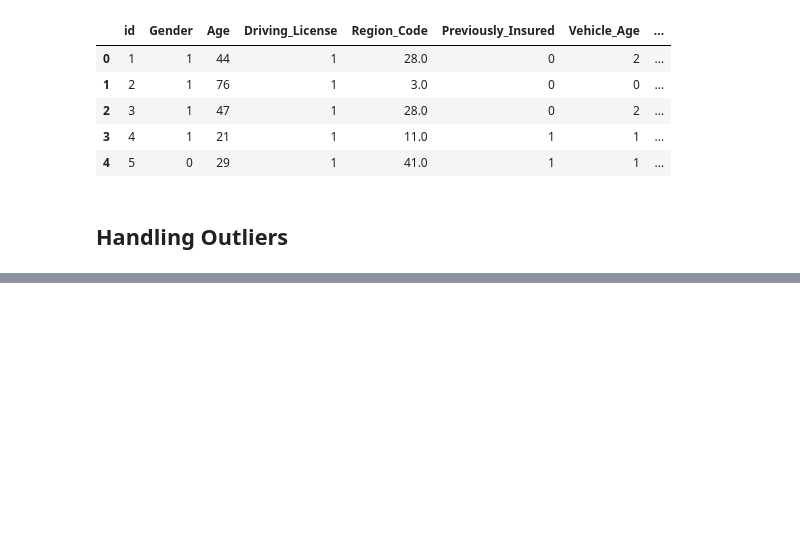
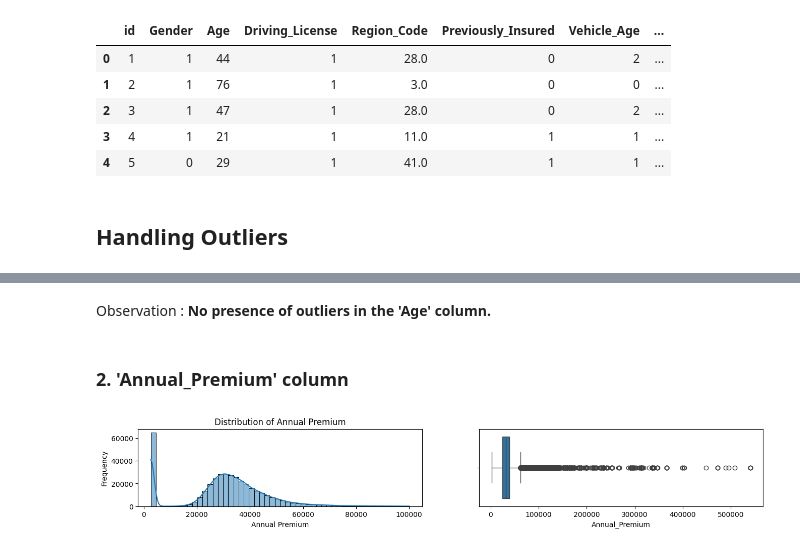
Before and after one commit to Ash99-commits/ML_Health_Insurance_Customers_CrossSell_Prediction, a Jupyter notebook: Health2Vehicle_CrossSell_Insurance_Prediction_by_Ashwani_Kumar_Patra.ipynb, the cells around one changed output, grey strips where cells are left out. Cells and saved outputs as stored; diff of their text form; code cells hidden in the pictures; blank space fills up the shorter version.

```diff
--- a/Health2Vehicle_CrossSell_Insurance_Prediction_by_Ashwani_Kumar_Patra.ipynb
+++ b/Health2Vehicle_CrossSell_Insurance_Prediction_by_Ashwani_Kumar_Patra.ipynb
@@ -649,0 +668,21 @@ model_features.head()
+# %% [markdown]
+Observation : **No presence of outliers in the 'Age' column.**
+# %% [markdown]
+### 2. 'Annual_Premium' column
+# %%
+plt.figure(figsize=(16, 2))
+
+# First subplot: Histogram (Distribution) of 'Annual_Premium'
+plt.subplot(1, 2, 1)
+sns.histplot(model_features[model_features['Annual_Premium'] < 100000]['Annual_Premium'], bins=50, kde=True) # Limiting to 100000 for better visualization
+plt.title('Distribution of Annual Premium')
+plt.xlabel('Annual Premium')
+plt.ylabel('Frequency')
+
+# Second subplot: Boxplot of 'Annual_Premium' for Outlier detection
+plt.subplot(1, 2, 2)
+sns.boxplot(x=model_features['Annual_Premium'])
+
+plt.show()
+# %% [output]
+[figure, added]
```
Also changed, not shown: parts of 16 cells of this notebook.
